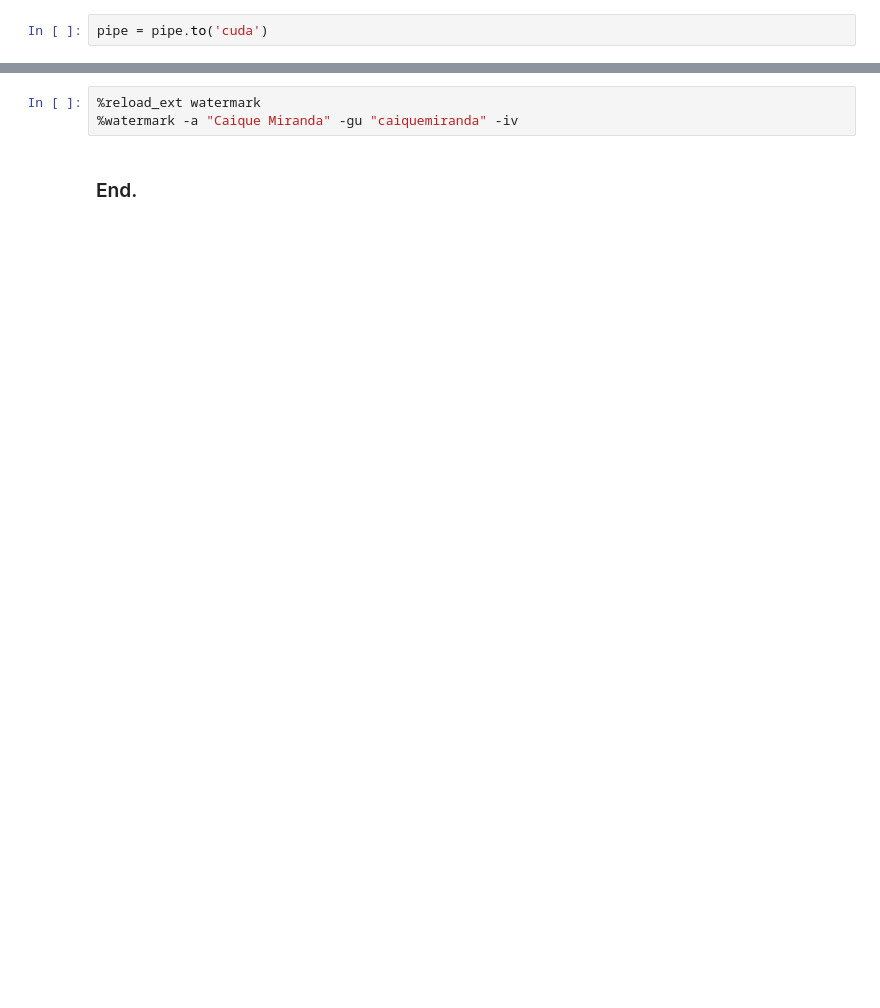
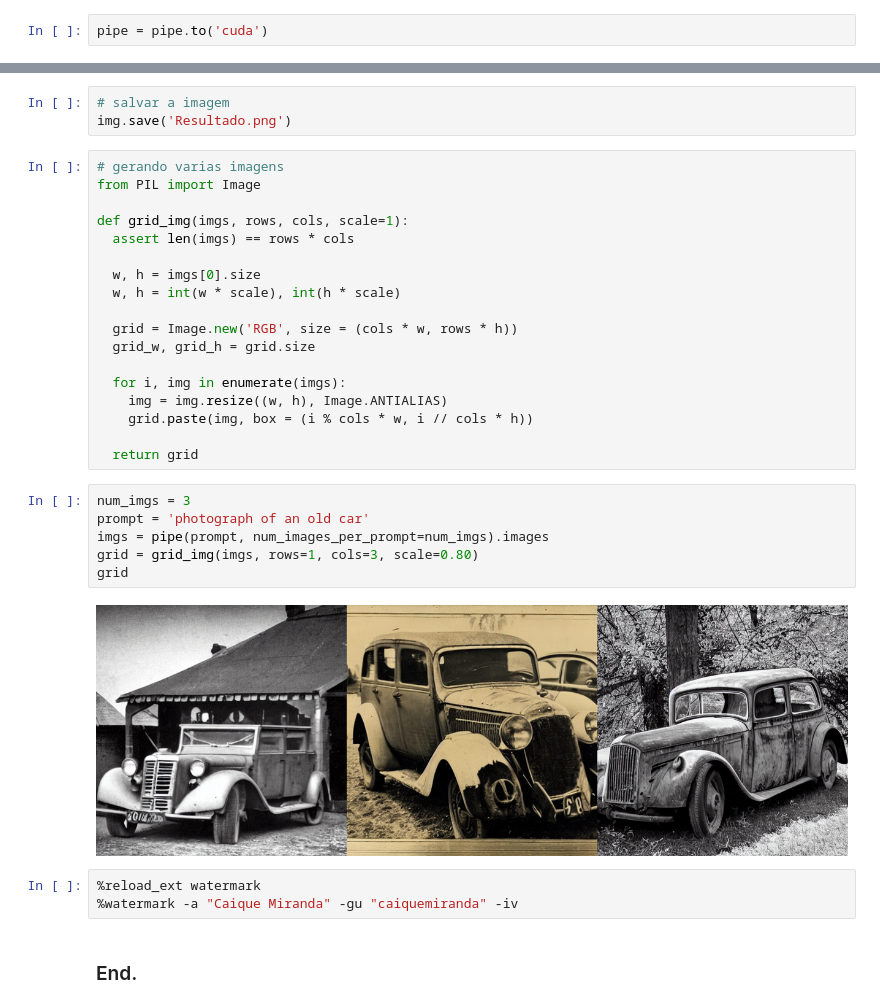
Before and after one commit to caiquemiranda/stable-diffusion, a Jupyter notebook: model-v1.ipynb, the cells around one changed output, grey strips where cells are left out. Drawn from its saved outputs; the diff is of its cells as text; blank space fills up the shorter version.

Commit message:
grid_img

```diff
--- a/model-v1.ipynb
+++ b/model-v1.ipynb
@@ -27,3 +56,32 @@ pipe = pipe.to('cuda')
+# %%
+# salvar a imagem
+img.save('Resultado.png')
+# %%
+# gerando varias imagens
+from PIL import Image
+
+def grid_img(imgs, rows, cols, scale=1):
+  assert len(imgs) == rows * cols
+
+  w, h = imgs[0].size
+  w, h = int(w * scale), int(h * scale)
+
+  grid = Image.new('RGB', size = (cols * w, rows * h))
+  grid_w, grid_h = grid.size
+
+  for i, img in enumerate(imgs):
+    img = img.resize((w, h), Image.ANTIALIAS)
+    grid.paste(img, box = (i % cols * w, i // cols * h))
+
+  return grid
+# %%
+num_imgs = 3
+prompt = 'photograph of an old car'
+imgs = pipe(prompt, num_images_per_prompt=num_imgs).images
+grid = grid_img(imgs, rows=1, cols=3, scale=0.80)
+grid
+# %% [output]
+[figure, added]
 # %%
 %reload_ext watermark
 %watermark -a "Caique Miranda" -gu "caiquemiranda" -iv
```
Also changed, not shown: parts of 13 cells of this notebook.
